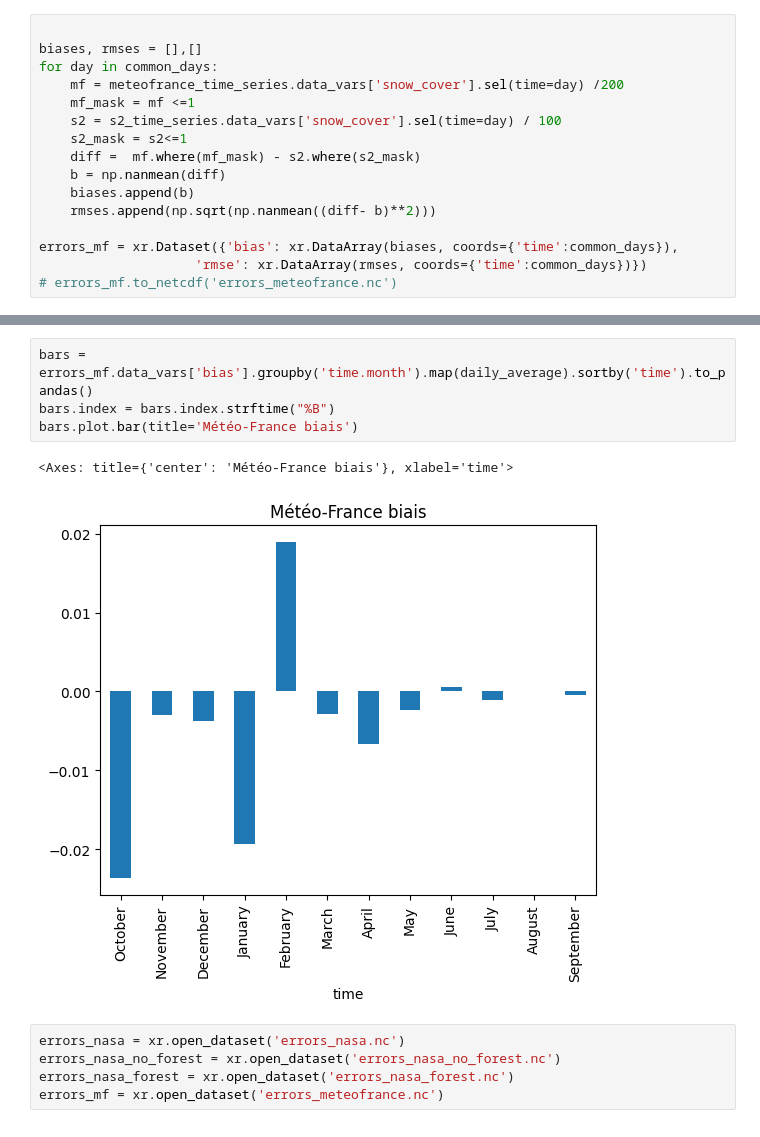
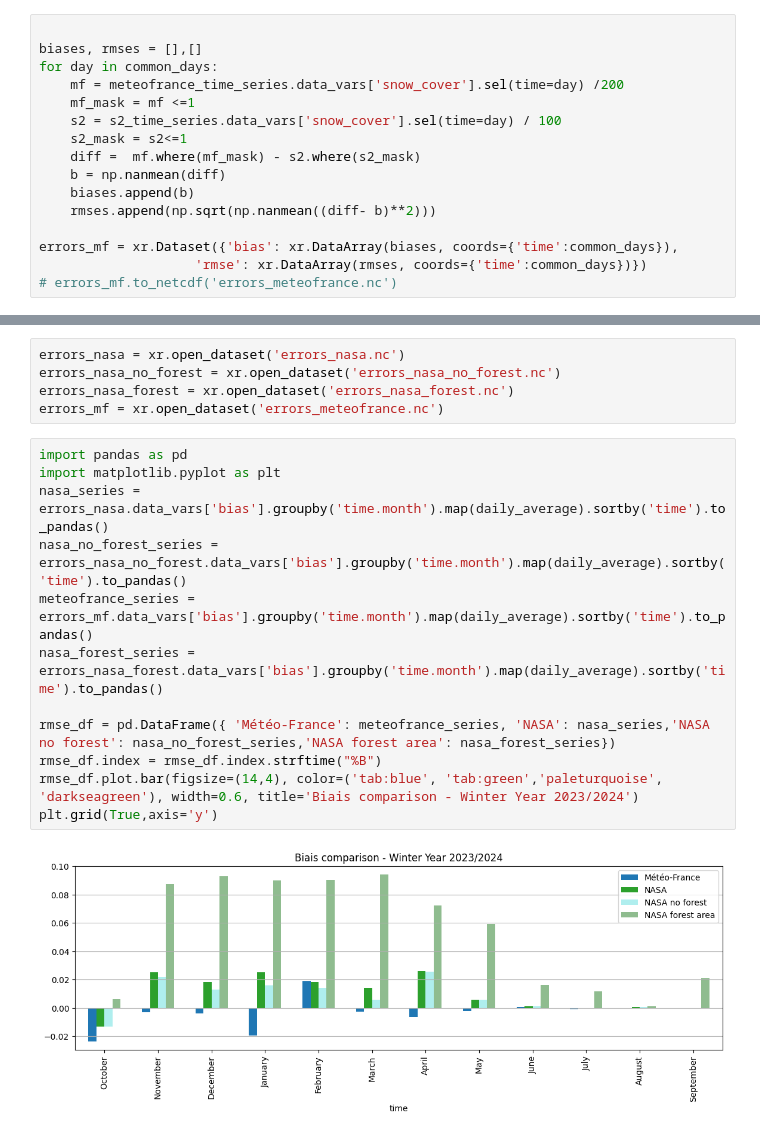
Before and after one commit to nicolaimpe/viirsnow, a Jupyter notebook: notebooks/uncertainty_estimation.ipynb, the cells around one changed output, grey strips where cells are left out. Cells and saved outputs as stored; diff of their text form.

```diff
--- a/notebooks/uncertainty_estimation.ipynb
+++ b/notebooks/uncertainty_estimation.ipynb
@@ -128,15 +93,22 @@ bars.plot.bar(title='Météo-France RMSE')
-# %%
-bars = errors_mf.data_vars['bias'].groupby('time.month').map(daily_average).sortby('time').to_pandas()
-bars.index = bars.index.strftime("%B")
-bars.plot.bar(title='Météo-France biais')
-# %% [output]
-<Axes: title={'center': 'Météo-France biais'}, xlabel='time'>
-[figure, removed]
 # %%
 errors_nasa = xr.open_dataset('errors_nasa.nc')
 errors_nasa_no_forest = xr.open_dataset('errors_nasa_no_forest.nc')
 errors_nasa_forest = xr.open_dataset('errors_nasa_forest.nc')
 errors_mf = xr.open_dataset('errors_meteofrance.nc')
+# %%
+import pandas as pd
+import matplotlib.pyplot as plt
+nasa_series = errors_nasa.data_vars['bias'].groupby('time.month').map(daily_average).sortby('time').to_pandas()
+nasa_no_forest_series = errors_nasa_no_forest.data_vars['bias'].groupby('time.month').map(daily_average).sortby('time').to_pandas()
+meteofrance_series = errors_mf.data_vars['bias'].groupby('time.month').map(daily_average).sortby('time').to_pandas()
+nasa_forest_series = errors_nasa_forest.data_vars['bias'].groupby('time.month').map(daily_average).sortby('time').to_pandas()
+
+rmse_df = pd.DataFrame({ 'Météo-France': meteofrance_series, 'NASA': nasa_series,'NASA no forest': nasa_no_forest_series,'NASA forest area': nasa_forest_series})
+rmse_df.index = rmse_df.index.strftime("%B")
+rmse_df.plot.bar(figsize=(14,4), color=('tab:blue', 'tab:green','paleturquoise', 'darkseagreen'), width=0.6, title='Biais comparison - Winter Year 2023/2024')
+plt.grid(True,axis='y')
+# %% [output]
+[figure, added]
 # %%
 import pandas as pd
 import matplotlib.pyplot as plt
```
Also changed, not shown: parts of 8 cells of this notebook.
